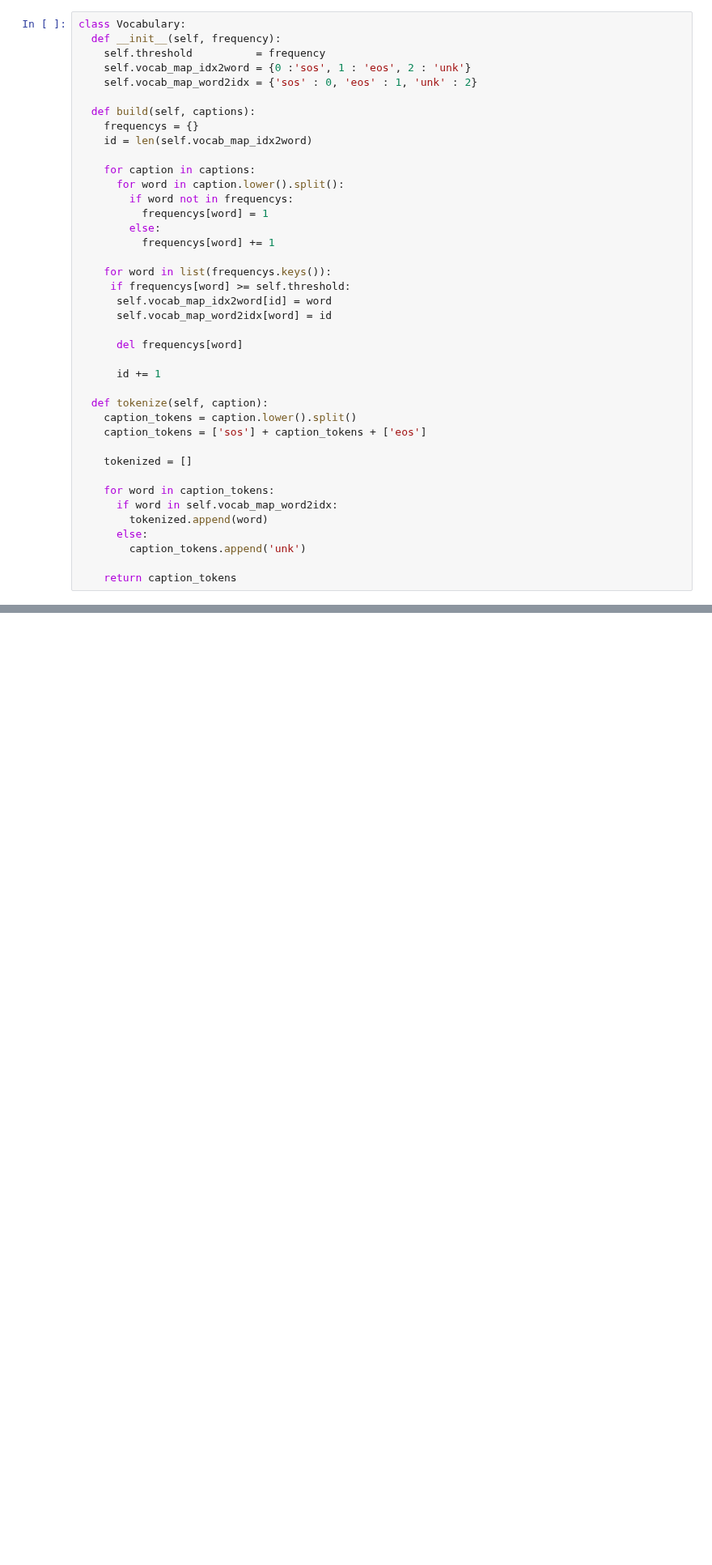
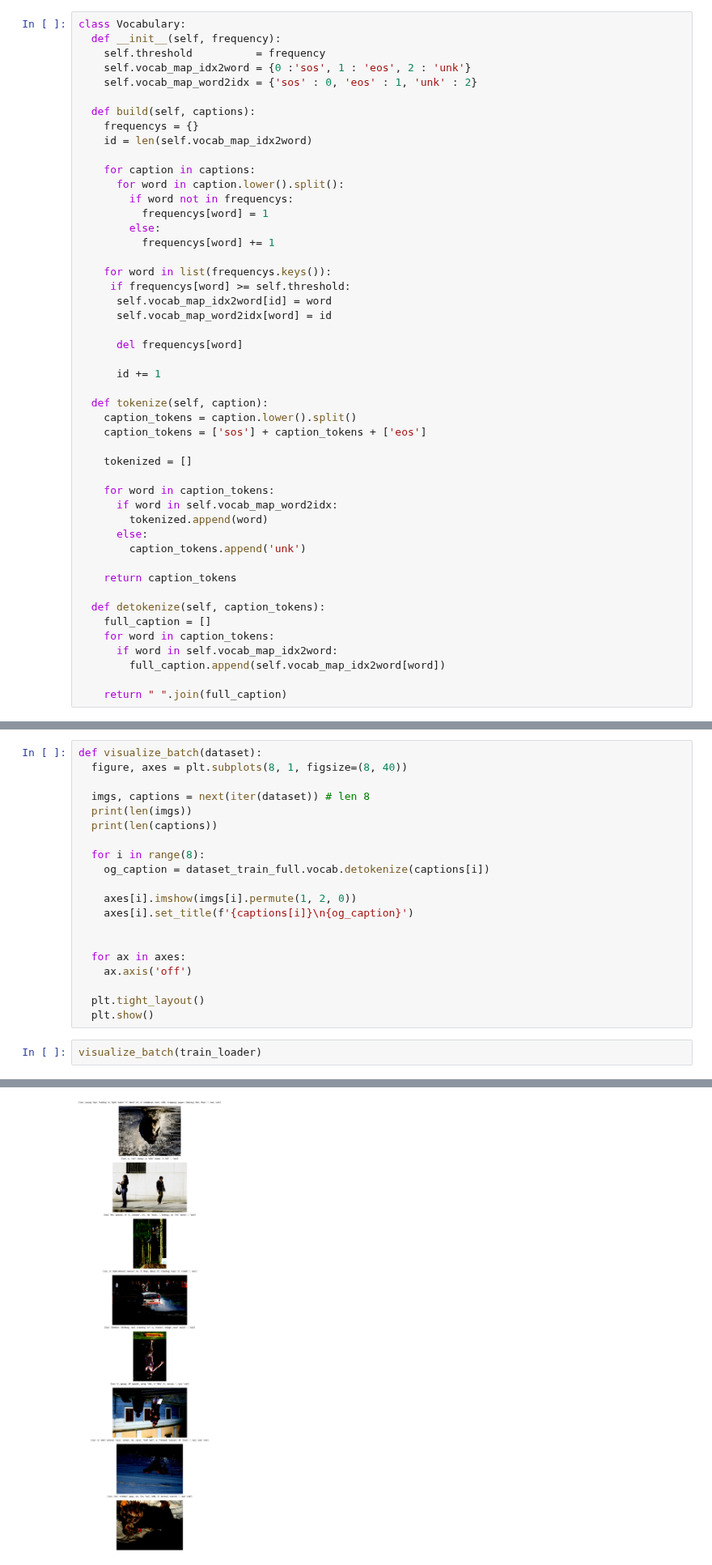
Before and after one commit to x3gan/elte-msc, a Jupyter notebook: Deep Network Development/AS1_Image_Captioning_25_26.ipynb, the cells around one changed output, grey strips where cells are left out. Shown at 81% size. Drawn from its saved outputs; the diff is of its cells as text; blank space fills up the shorter version.

```diff
--- a/Deep Network Development/AS1_Image_Captioning_25_26.ipynb
+++ b/Deep Network Development/AS1_Image_Captioning_25_26.ipynb
@@ -329,6 +329,14 @@ class Vocabulary:
         caption_tokens.append('unk')
 
     return caption_tokens
+
+  def detokenize(self, caption_tokens):
+    full_caption = []
+    for word in caption_tokens:
+      if word in self.vocab_map_idx2word:
+        full_caption.append(self.vocab_map_idx2word[word])
+
+    return " ".join(full_caption)
 # %%
 class FlickrDataset(Dataset):
     def __init__(self, path, transforms):
@@ -426,0 +433,23 @@ def visualize_batch():
+# %%
+def visualize_batch(dataset):
+  figure, axes = plt.subplots(8, 1, figsize=(8, 40))
+
+  imgs, captions = next(iter(dataset)) # len 8
+  print(len(imgs))
+  print(len(captions))
+
+  for i in range(8):
+    og_caption = dataset_train_full.vocab.detokenize(captions[i])
+
+    axes[i].imshow(imgs[i].permute(1, 2, 0))
+    axes[i].set_title(f'{captions[i]}\n{og_caption}')
+
+
+  for ax in axes:
+    ax.axis('off')
+
+  plt.tight_layout()
+  plt.show()
+# %%
+visualize_batch(train_loader)
+# %% [output]
@@ -427,3 +466,4 @@ def visualize_batch():
+[figure, added]
 # %% [markdown]
 ## **4.2 Creating the Image Captioning Model**
 
```
Also changed, not shown: parts of 3 cells of this notebook.
